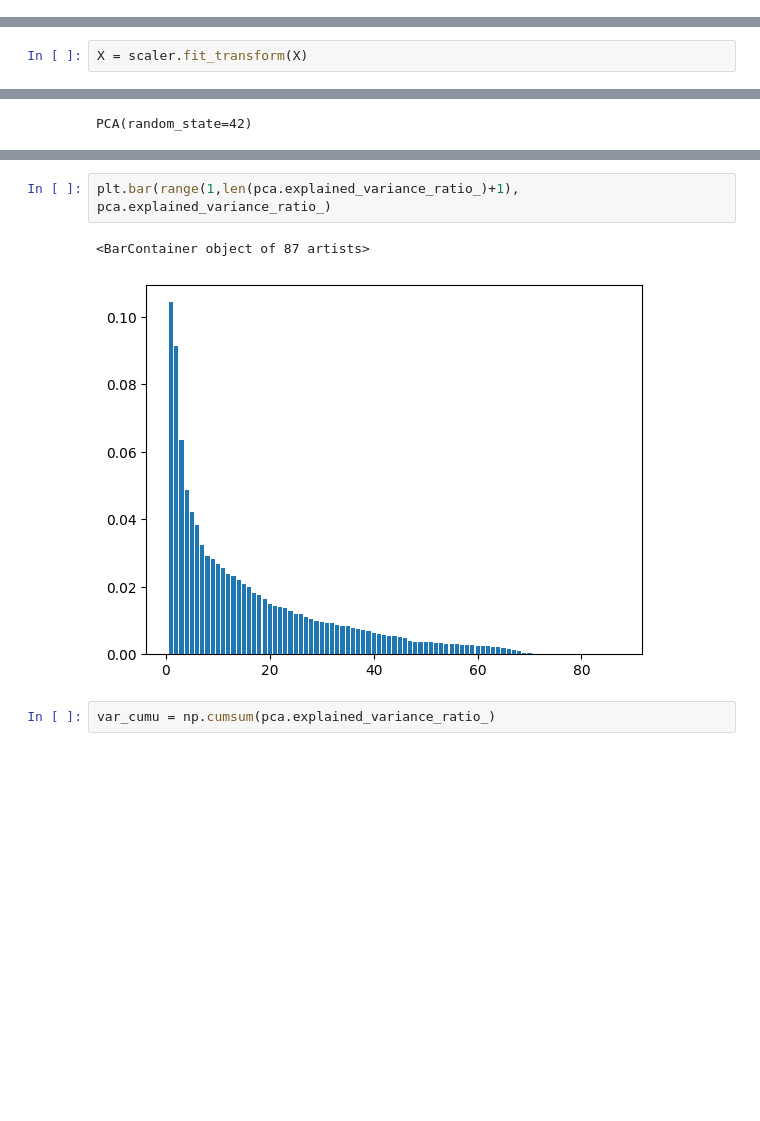
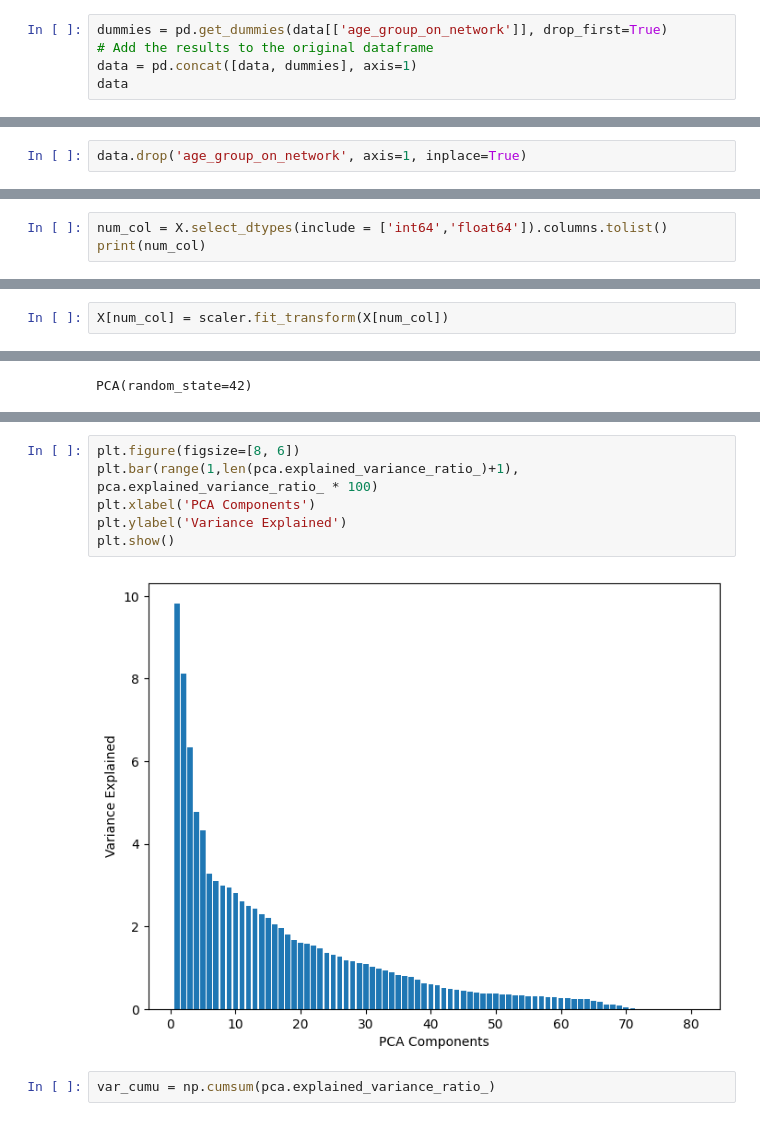
Before and after one commit to Awadhesh43/Advance-ML-Assignment-upGrad, a Jupyter notebook: Advance-ML-Telecom-Churn-Assignment.ipynb, the cells around one changed output, grey strips where cells are left out. Drawn from its saved outputs; the diff is of its cells as text; blank space fills up the shorter version.

```diff
--- a/Advance-ML-Telecom-Churn-Assignment.ipynb
+++ b/Advance-ML-Telecom-Churn-Assignment.ipynb
@@ -477,0 +886,5 @@ We see that there are several features which high correlations among each other
+# %%
+dummies = pd.get_dummies(data[['age_group_on_network']], drop_first=True)
+# Add the results to the original dataframe
+data = pd.concat([data, dummies], axis=1)
+data
@@ -478,3 +907,5 @@ We see that there are several features which high correlations among each other
+# %%
+data.drop('age_group_on_network', axis=1, inplace=True)
 # %%
 scaler = StandardScaler()
 # %%
@@ -483,3 +914,6 @@ X = data.copy()
 Remove the target column churn as that will not be required in PCA
 # %%
 X.drop('churn', axis=1, inplace=True)
+# %%
+num_col = X.select_dtypes(include = ['int64','float64']).columns.tolist()
+print(num_col)
@@ -486,2 +922,2 @@ X.drop('churn', axis=1, inplace=True)
 # %%
-X = scaler.fit_transform(X)
+X[num_col] = scaler.fit_transform(X[num_col])
@@ -540,8 +981,11 @@ array([1.04312505e-01, 9.14852586e-02, 6.36120868e-02, 4.88011800e-02,
 # %%
-plt.bar(range(1,len(pca.explained_variance_ratio_)+1), pca.explained_variance_ratio_)
+plt.figure(figsize=[8, 6])
+plt.bar(range(1,len(pca.explained_variance_ratio_)+1), pca.explained_variance_ratio_ * 100)
+plt.xlabel('PCA Components')
+plt.ylabel('Variance Explained')
+plt.show()
 # %% [output]
-<BarContainer object of 87 artists>
-[figure, old version]
+[figure, new version]
 # %%
 var_cumu = np.cumsum(pca.explained_variance_ratio_)
 # %% [markdown]
```
Also changed, not shown: parts of 269 cells of this notebook.
